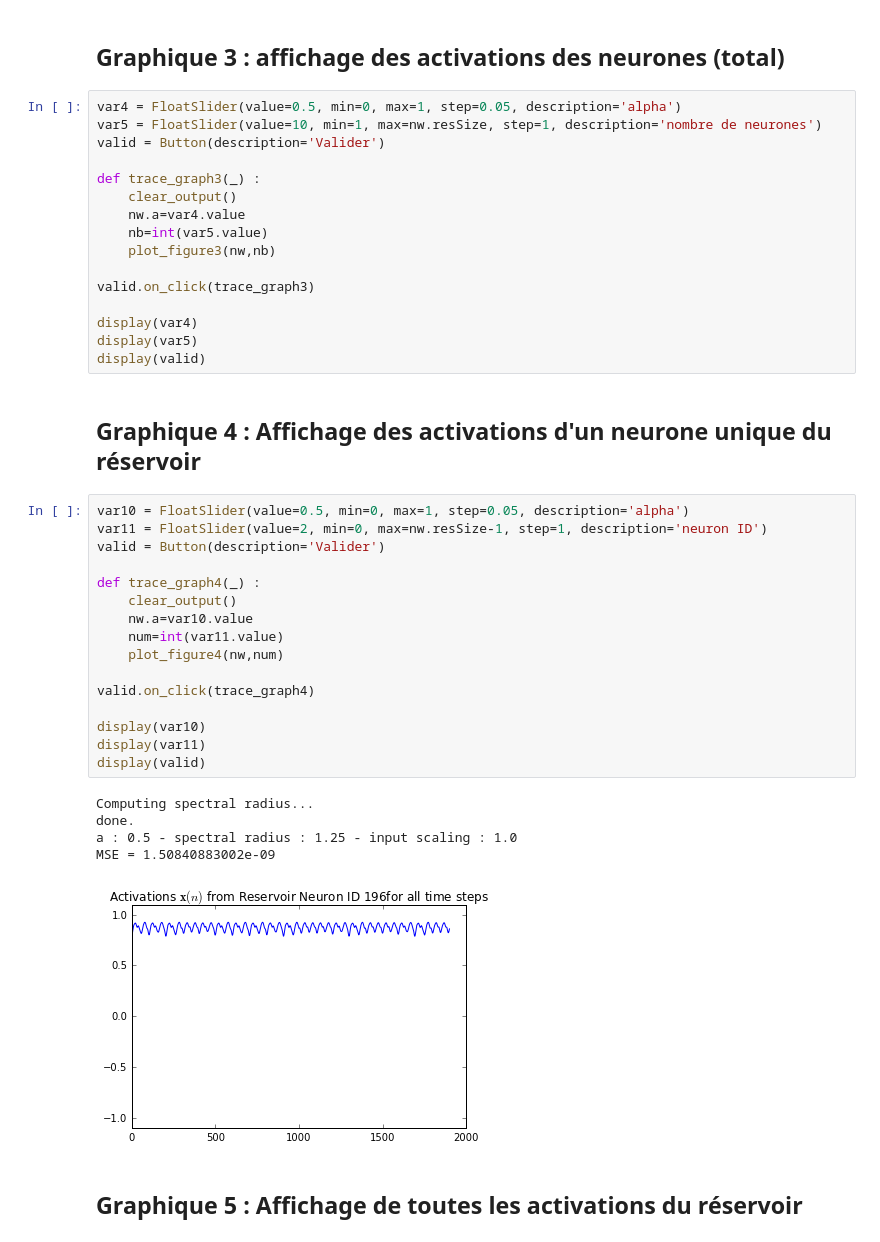
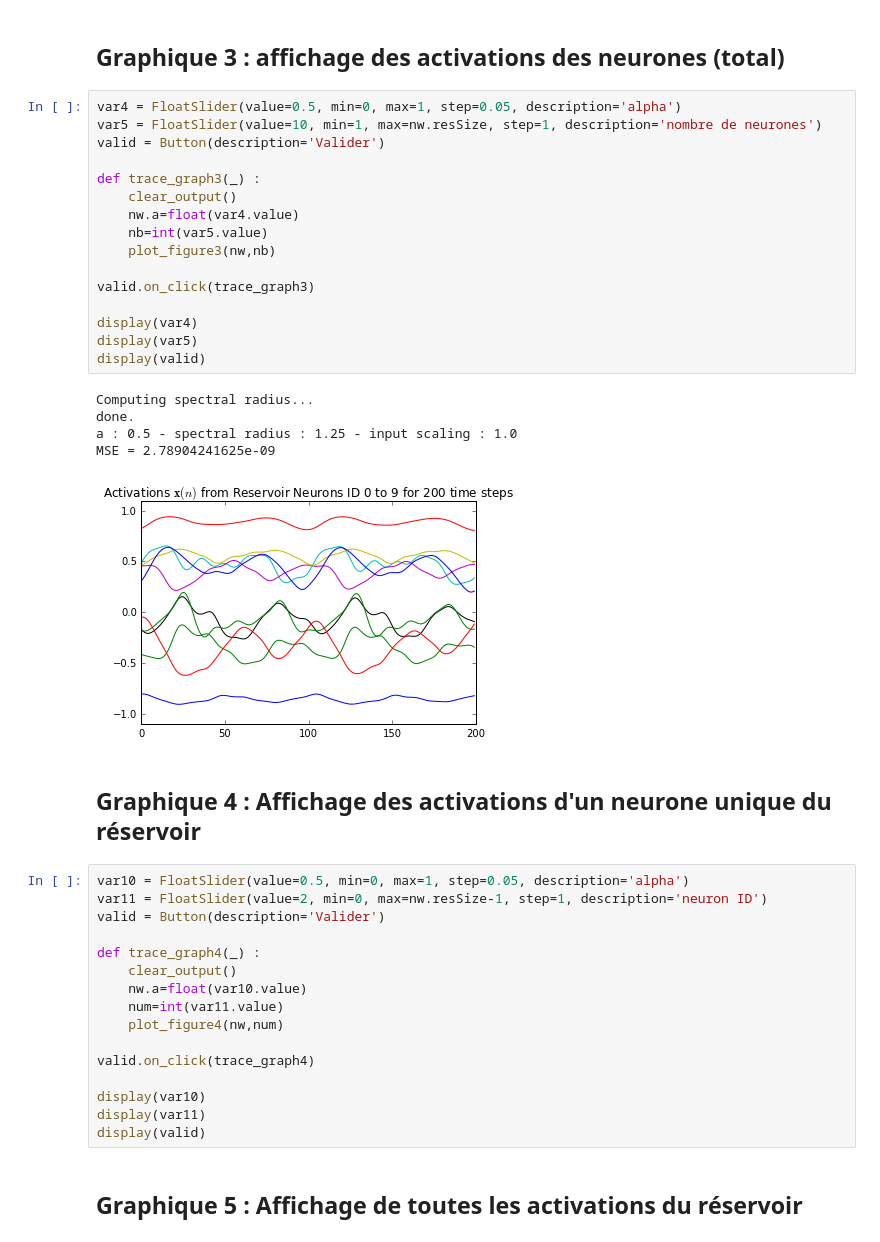
Before and after one commit to RomainPastureau/Reservoir-Jupyter, a Jupyter notebook: Minimal ESN.ipynb, the cells around one changed output. Saved outputs shown, nothing was run; the diff lists cells and outputs as text.

```diff
--- a/Minimal ESN.ipynb
+++ b/Minimal ESN.ipynb
@@ -287,19 +317,25 @@ MSE = 3.05659127649e-08
 # %%
 var4 = FloatSlider(value=0.5, min=0, max=1, step=0.05, description='alpha')
 var5 = FloatSlider(value=10, min=1, max=nw.resSize, step=1, description='nombre de neurones')
 valid = Button(description='Valider')
 
 def trace_graph3(_) :
     clear_output()
-    nw.a=var4.value
+    nw.a=float(var4.value)
     nb=int(var5.value)
     plot_figure3(nw,nb)
 
 valid.on_click(trace_graph3)
 
 display(var4)
 display(var5)
 display(valid)
+# %% [output]
+Computing spectral radius...
+done.
+a : 0.5 - spectral radius : 1.25 - input scaling : 1.0
+MSE = 2.78904241625e-09
+[figure, added]
 # %% [markdown]
 ## Graphique 4 : Affichage des activations d'un neurone unique du réservoir
 # %%
@@ -309,7 +345,7 @@ valid = Button(description='Valider')
 
 def trace_graph4(_) :
     clear_output()
-    nw.a=var10.value
+    nw.a=float(var10.value)
     num=int(var11.value)
     plot_figure4(nw,num)
 
@@ -318,12 +354,6 @@ valid.on_click(trace_graph4)
 display(var10)
 display(var11)
 display(valid)
-# %% [output]
-Computing spectral radius...
-done.
-a : 0.5 - spectral radius : 1.25 - input scaling : 1.0
-MSE = 1.50840883002e-09
-[figure, removed]
 # %% [markdown]
 ## Graphique 5 : Affichage de toutes les activations du réservoir
 # %%
```
Also changed, not shown: parts of 15 cells of this notebook, 1 other file.
